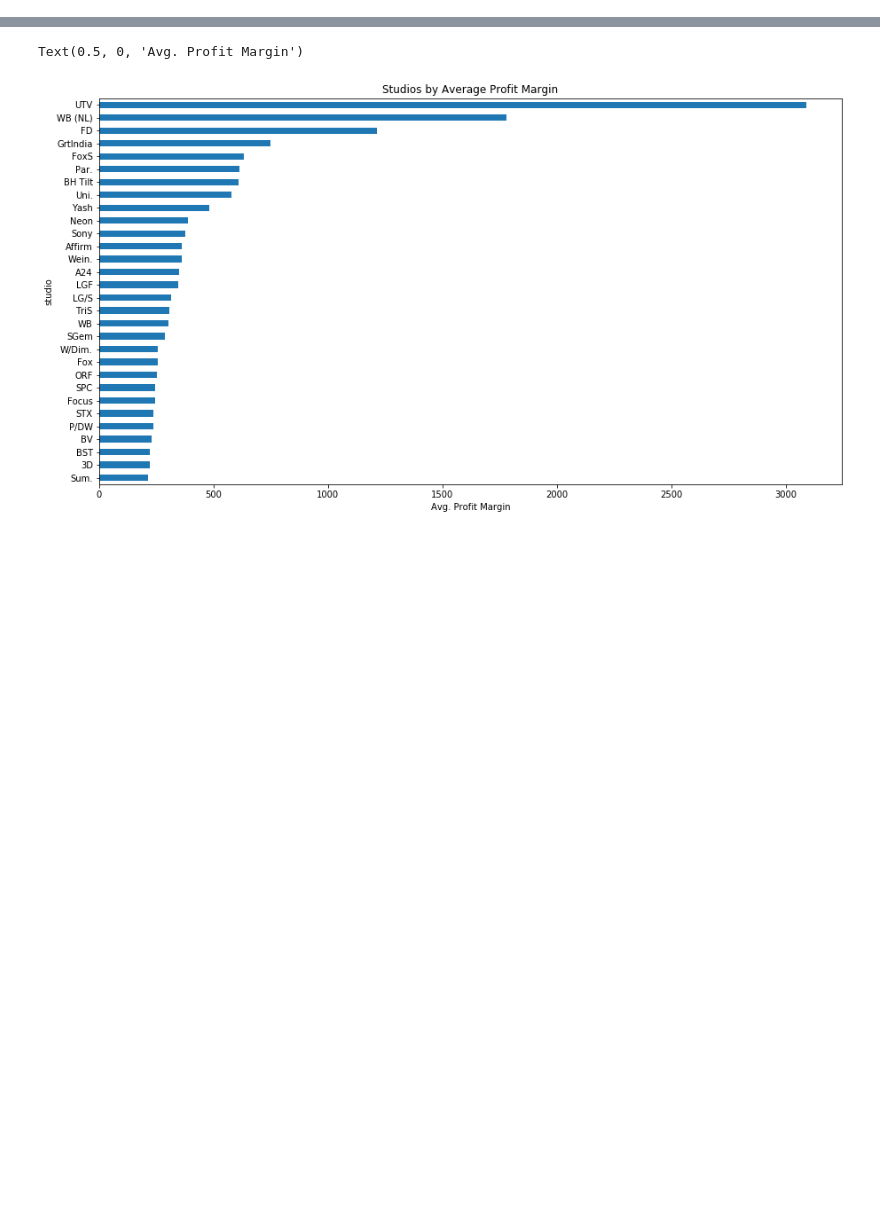
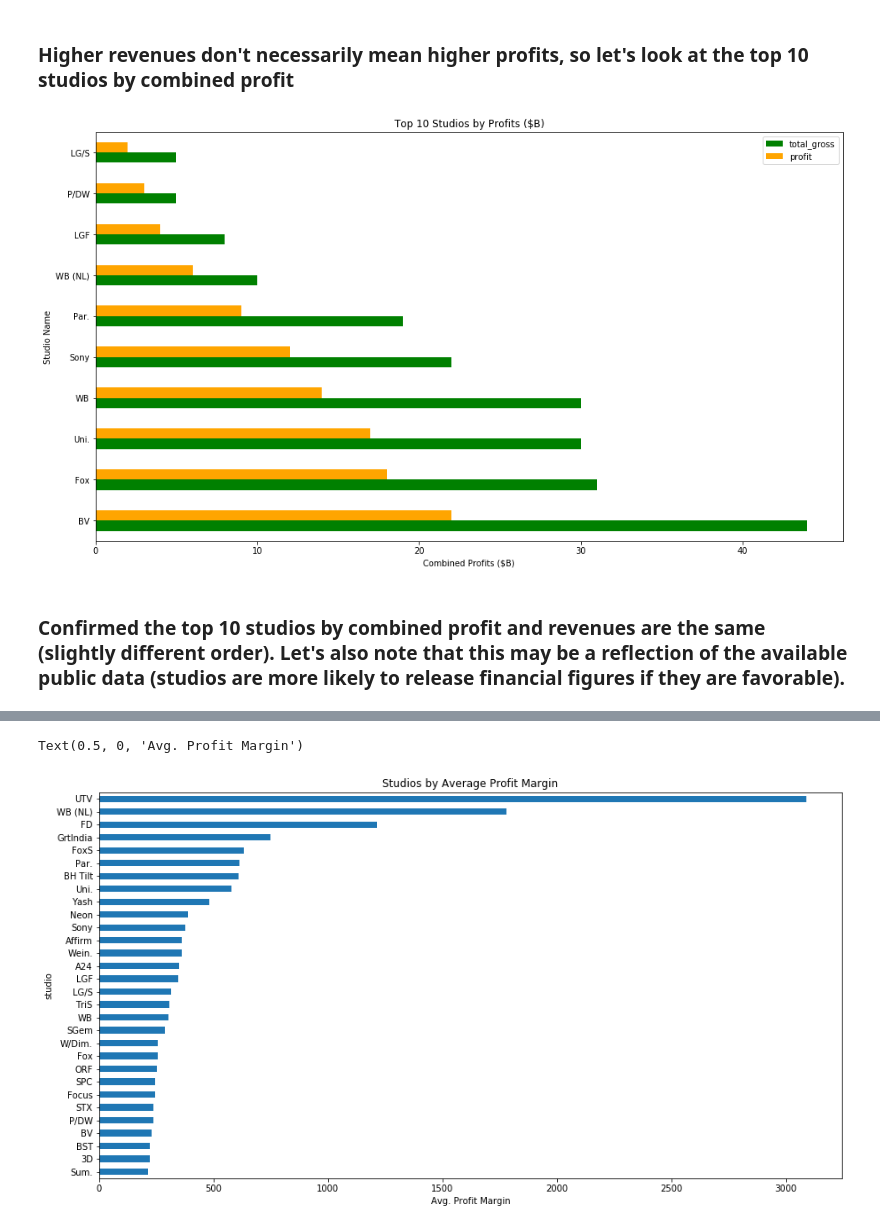
Before and after one commit to johnnyboi1016/dsc-mod-1-project-v2-1-online-ds-ft-120919, a Jupyter notebook: student.ipynb, the cells around one changed output, grey strips where cells are left out. Drawn from its saved outputs; the diff is of its cells as text; code cells hidden in the pictures; blank space fills up the shorter version.

```diff
--- a/student.ipynb
+++ b/student.ipynb
@@ -264,0 +179,27 @@ TypeError: arg must be a list, tuple, 1-d array, or Series
+# %% [markdown]
+### Higher revenues don't necessarily mean higher profits, so let's look at the top 10 studios by combined profit
+# %%
+#Bring over 'production_budget' column from 'budgets' table
+dfp = budgets.set_index('movie')
+dfp = df.set_index('title').join(dfp.production_budget)
+
+#Clean up 'production_budget' column and create 'profit' column
+dfp.production_budget = dfp.production_budget.str.replace(',','')
+dfp.production_budget = dfp.production_budget.str.replace('$','')
+dfp.production_budget = dfp.production_budget.astype('float64')
+dfp['profit'] = (dfp.total_gross - dfp.production_budget).round(2)
+
+#Find subtotals for each column by studio and plot the top 10 (by total profit)
+dfs = dfp.groupby(['studio']).sum().sort_values(by='profit', ascending=False)
+df1 = dfs.iloc[:10]/1000000000//1
+df1.drop(['domestic_gross', 'foreign_gross', 'production_budget'], axis=1, inplace=True)
+
+df1.plot(kind='barh', figsize=(16,9), color=['green','orange'], title='Top 10 Studios by Profits ($B)')
+plt.xlabel('Combined Profits ($B)')
+plt.ylabel('Studio Name')
+plt.style.use('ggplot')
+plt.show()
+# %% [output]
+[figure, added]
+# %% [markdown]
+### Confirmed the top 10 studios by combined profit and revenues are the same (slightly different order). Let's also note that this may be a reflection of the available public data (studios are more likely to release financial figures if they are favorable).
```
Also changed, not shown: parts of 59 cells of this notebook, 2 other files.
